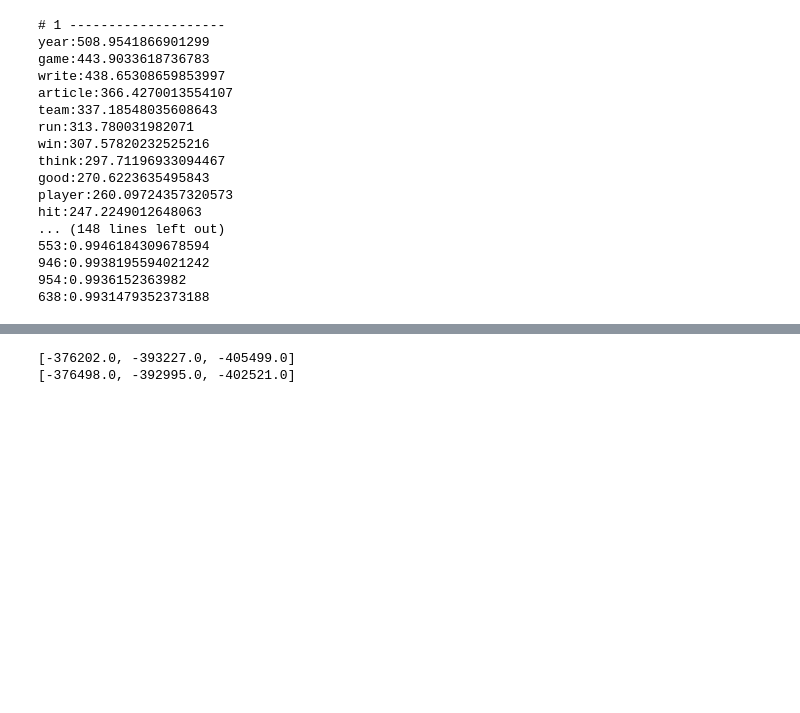
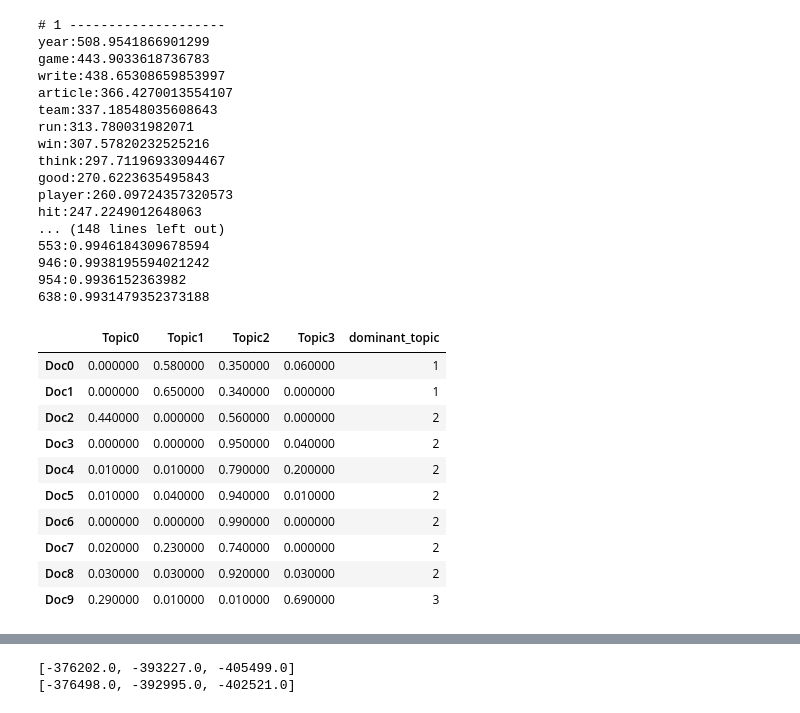
Before and after one commit to brinkpku/extended_lda, a Jupyter notebook: test.ipynb, the cells around one changed output, grey strips where cells are left out. Saved outputs shown, nothing was run; the diff lists cells and outputs as text; code cells hidden in the pictures; blank space fills up the shorter version.

```diff
--- a/test.ipynb
+++ b/test.ipynb
@@ -112,3 +115,41 @@ hit:247.2249012648063
 946:0.9938195594021242
 954:0.9936152363982
 638:0.9931479352373188
+# %%
+# column names
+topicnames = ["Topic" + str(i) for i in range(len(topic_word))]
+
+# index names
+docnames = ["Doc" + str(i) for i in range(len(doc_topic))]
+
+# Make the pandas dataframe
+df_document_topic = pd.DataFrame(np.round(doc_topic, 2), columns=topicnames, index=docnames)
+
+# Get dominant topic for each document
+dominant_topic = np.argmax(df_document_topic.values, axis=1)
+df_document_topic['dominant_topic'] = dominant_topic
+
+# Styling
+def color_green(val):
+    color = 'green' if val > .1 else 'black'
+    return 'color: {col}'.format(col=color)
+
+def make_bold(val):
+    weight = 700 if val > .1 else 400
+    return 'font-weight: {weight}'.format(weight=weight)
+
+# Apply Style
+df_document_topics = df_document_topic.head(10).style.applymap(color_green).applymap(make_bold)
+df_document_topics
+# %% [output]
+|  | Topic0 | Topic1 | Topic2 | Topic3 | dominant_topic |
+| Doc0 | 0.000000 | 0.580000 | 0.350000 | 0.060000 | 1 |
+| Doc1 | 0.000000 | 0.650000 | 0.340000 | 0.000000 | 1 |
+| Doc2 | 0.440000 | 0.000000 | 0.560000 | 0.000000 | 2 |
+| Doc3 | 0.000000 | 0.000000 | 0.950000 | 0.040000 | 2 |
+| Doc4 | 0.010000 | 0.010000 | 0.790000 | 0.200000 | 2 |
+| Doc5 | 0.010000 | 0.040000 | 0.940000 | 0.010000 | 2 |
+| Doc6 | 0.000000 | 0.000000 | 0.990000 | 0.000000 | 2 |
+| Doc7 | 0.020000 | 0.230000 | 0.740000 | 0.000000 | 2 |
+| Doc8 | 0.030000 | 0.030000 | 0.920000 | 0.030000 | 2 |
+| Doc9 | 0.290000 | 0.010000 | 0.010000 | 0.690000 | 3 |
```
Also changed, not shown: parts of 7 cells of this notebook, 1 other file.
